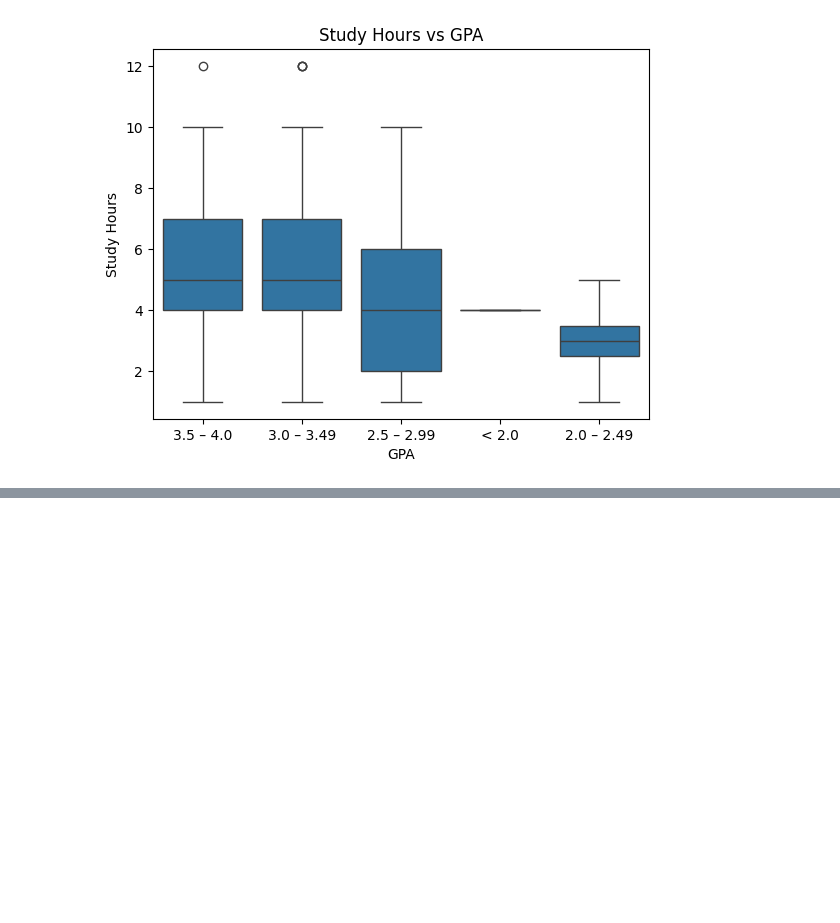
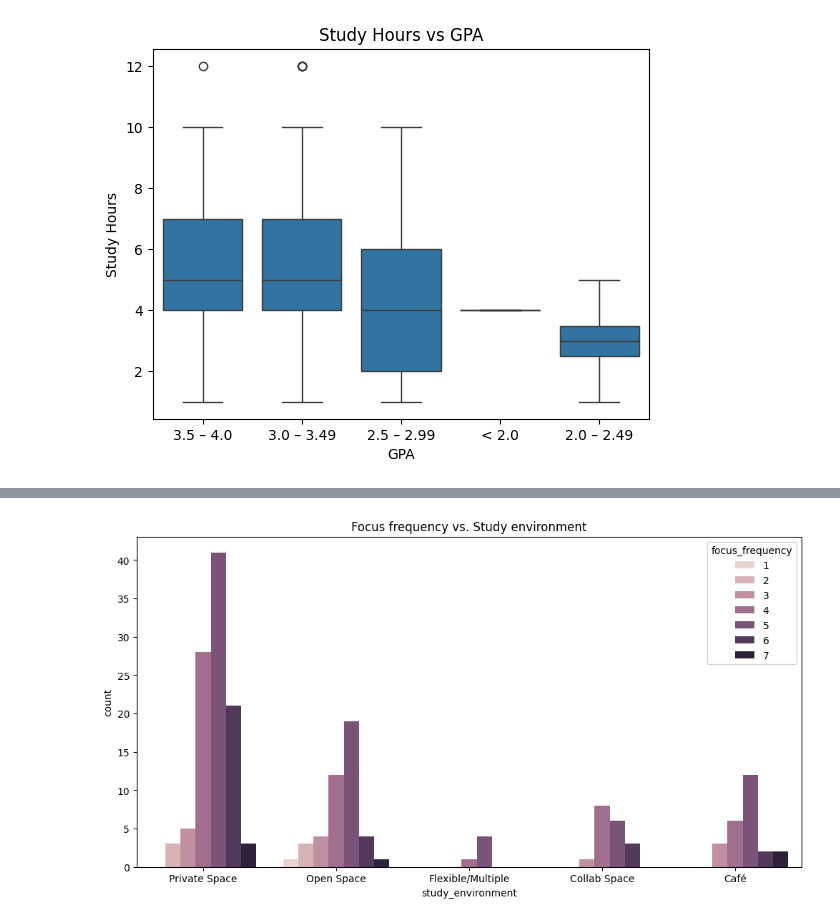
Before and after one commit to longlinh123456/final_project, a Jupyter notebook: source/visualize.ipynb, the cells around one changed output, grey strips where cells are left out. Cells and saved outputs as stored; diff of their text form; code cells hidden in the pictures; blank space fills up the shorter version.

```diff
--- a/source/visualize.ipynb
+++ b/source/visualize.ipynb
@@ -49,3 +49,22 @@ plt.ylabel("Study Hours")
 plt.show()
 # %% [output]
 [figure]
+# %%
+cleaned_df['study_environment'] = cleaned_df['study_environment'].str.strip()
+
+study_environment_map = {
+    "Private space (i.e. bedroom, home office)": "Private Space",
+    "Open learning space (i.e. university library)": "Open Space",
+    "Collaborative space (i.e. group study room)": "Collab Space",
+    "Cafes": "Café",
+
+    "Dormitory": "Private Space",
+    "Any quiet space": "Private Space",
+    "Flexible": "Flexible/Multiple",
+    "Flexible, could be private place or open learning space": "Flexible/Multiple",
+    "All above": "Flexible/Multiple",
+    "all places above, and all places possible like pantry rooms, JA102, etc": "Flexible/Multiple"
+}
+
+cleaned_df['study_environment'] = cleaned_df['study_environment'].map(study_environment_map)
+print(cleaned_df['study_environment'].value_counts())
@@ -51,0 +79,8 @@ plt.show()
+# %%
+# Plot study location vs focus
+plt.figure(figsize=(12, 6))
+sns.countplot(data=cleaned_df, x='study_environment', hue='focus_frequency')
+plt.title('Focus frequency vs. Study environment')
+plt.show()
+# %% [output]
+[figure, added]
```
Also changed, not shown: parts of 1 cell of this notebook.
